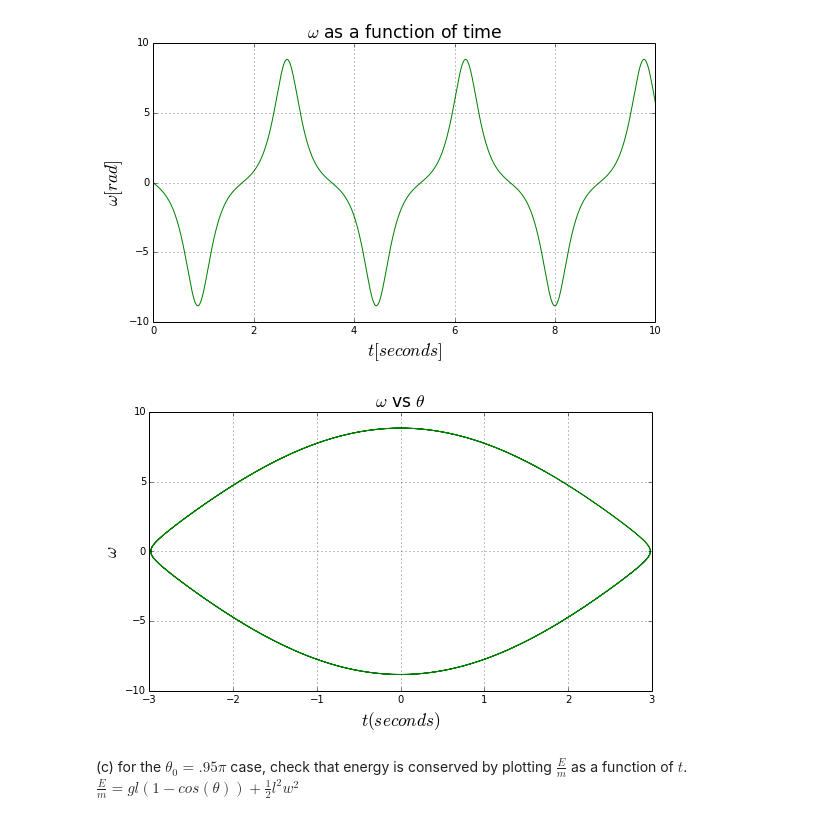
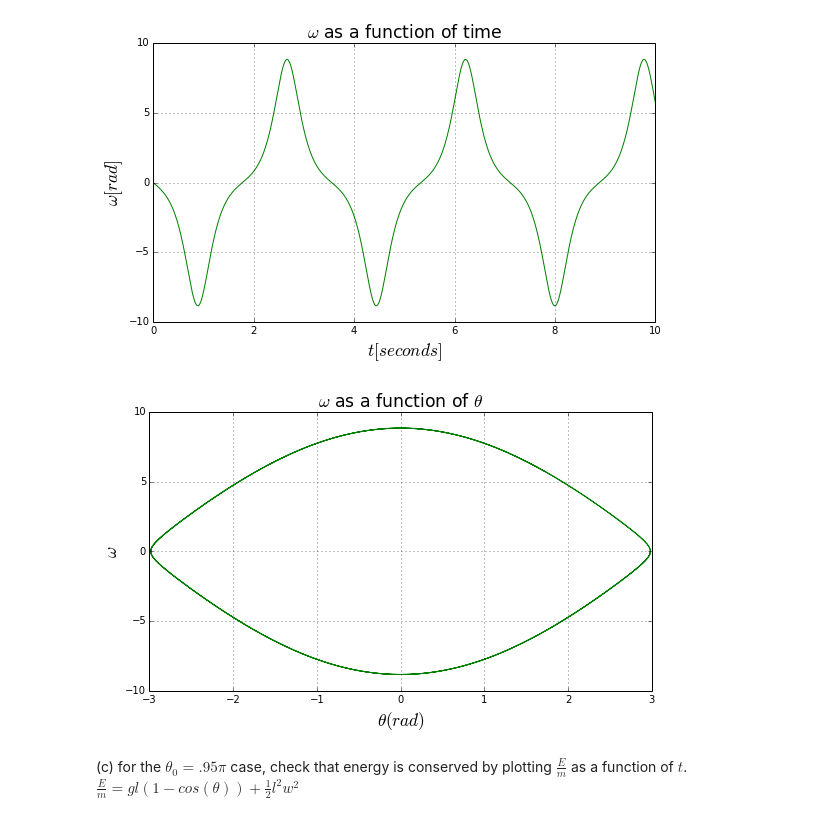
Before and after one commit to joknowle/PHYS202-S14, a Jupyter notebook: SciPy/ODEExercises.ipynb, the cells around one changed output. Cells and saved outputs as stored; diff of their text form; code cells hidden in the pictures.

```diff
--- a/SciPy/ODEExercises.ipynb
+++ b/SciPy/ODEExercises.ipynb
@@ -134,17 +142,19 @@ plt.show()
 # %%
 plt.figure(figsize=(9, 5), dpi=180)
 plt.subplot(1, 1, 1)
 
 plt.grid()
 #colormap = np.array(['r', 'g', 'b'])
 #categories = np.array([0, 1, 2])
 
 # plt.plot(theta[:,0], theta[:,1], colormap[categories]) # plot both theta and omega
+
+#ω vs. θ
 plt.plot(theta[:,0], theta[:,1], 'g') # plot both theta and omega
-plt.xlabel(r'$t (seconds)$',fontsize = 'xx-large')
+plt.xlabel(r'$ \theta (rad)$',fontsize = 'xx-large')
 plt.ylabel(r'$\omega $',fontsize = 'xx-large')
 
-plt.title(r'$\omega$ vs $\theta$',fontsize = 'xx-large')
+plt.title(r'$\omega$ as a function of $\theta$',fontsize = 'xx-large')
 plt.show()
 # %% [output]
-[figure, old version]
+[figure, new version]
```
Also changed, not shown: parts of 11 cells of this notebook, 4 other files.
